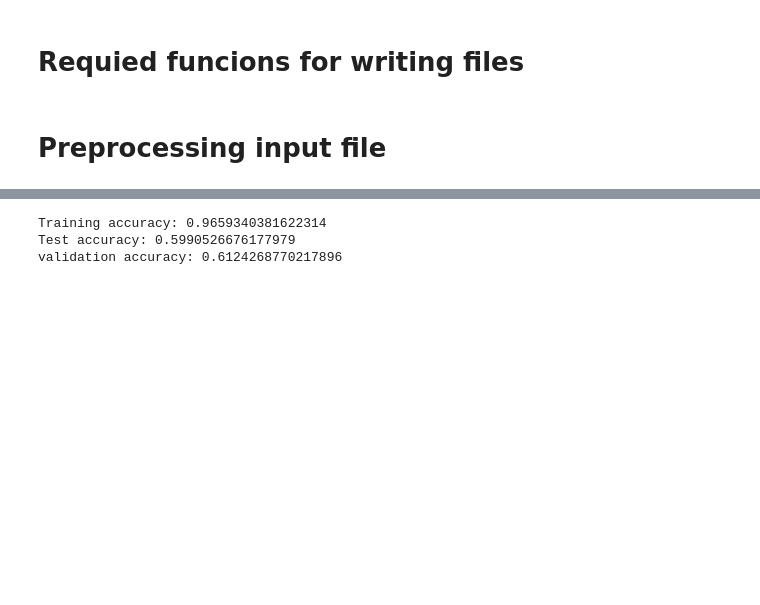
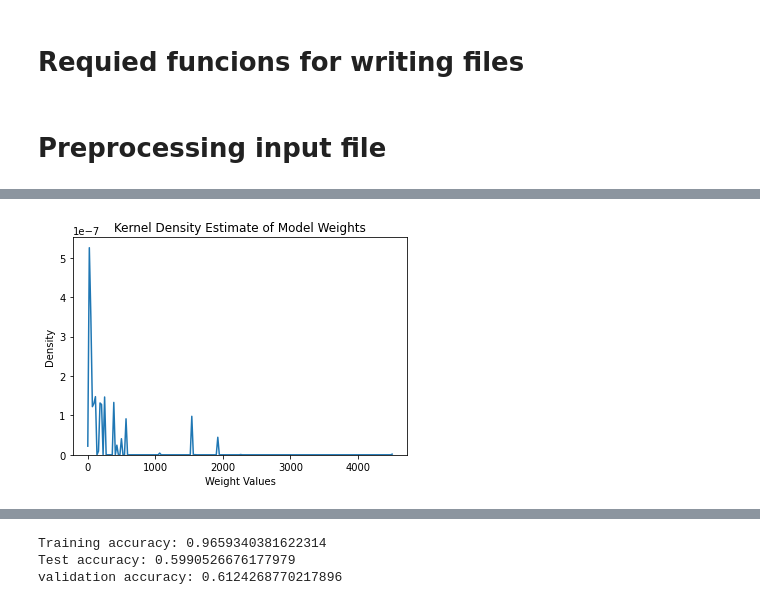
Before and after one commit to abuudarda/Facial-Expression-Detection, a Jupyter notebook: facial-expression-detection.ipynb, the cells around one changed output, grey strips where cells are left out. Drawn from its saved outputs; the diff is of its cells as text; code cells hidden in the pictures; blank space fills up the shorter version.

```diff
--- a/facial-expression-detection.ipynb
+++ b/facial-expression-detection.ipynb
@@ -189,0 +191,19 @@ Epoch 40/40
+# %%
+import seaborn as sns
+weights = []
+for layer in model.layers:
+    layer_weights = layer.get_weights()
+    for w in layer_weights:
+        weights.append(w.flatten())
+
+# Flatten the weight values
+flattened_weights = np.concatenate(weights)
+
+# Plotting the KDE plot
+sns.kdeplot(flattened_weights)
+plt.title('Kernel Density Estimate of Model Weights')
+plt.xlabel('Weight Values')
+plt.ylabel('Density')
+plt.show()
+# %% [output]
+[figure, added]
```
Also changed, not shown: parts of 7 cells of this notebook.
